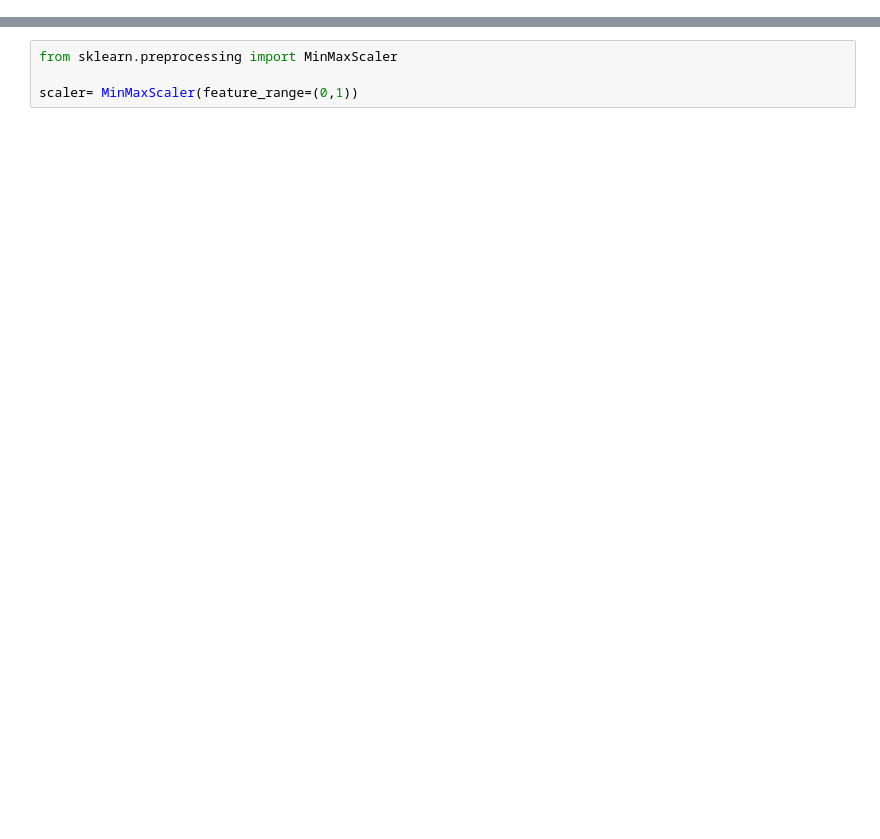
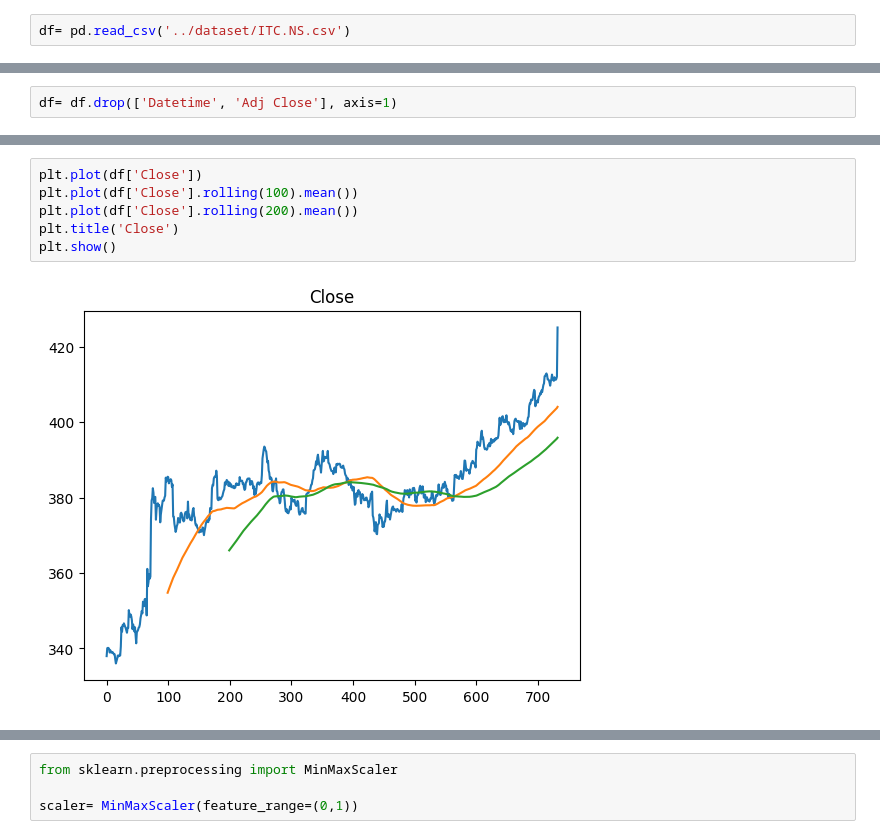
Before and after one commit to rohnsha0/StockSense-androidApp, a Jupyter notebook: model/model.ipynb, the cells around one changed output, grey strips where cells are left out. Cells and saved outputs as stored; diff of their text form; blank space fills up the shorter version.

```diff
--- a/model/model.ipynb
+++ b/model/model.ipynb
@@ -29,0 +7,2 @@ trainSet= df.iloc[:, 1:2].values
+# %%
+df= pd.read_csv('../dataset/ITC.NS.csv')
@@ -33,0 +22,2 @@ df.shape
+# %%
+df= df.drop(['Datetime', 'Adj Close'], axis=1)
@@ -33,0 +33,8 @@ df.shape
+# %%
+plt.plot(df['Close'])
+plt.plot(df['Close'].rolling(100).mean())
+plt.plot(df['Close'].rolling(200).mean())
+plt.title('Close')
+plt.show()
+# %% [output]
+[figure, added]
```
Also changed, not shown: parts of 45 cells of this notebook, 20 other files.
